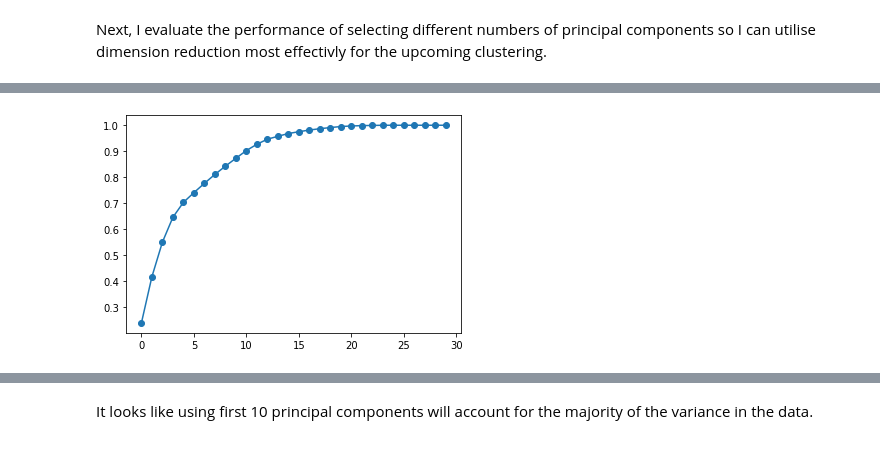
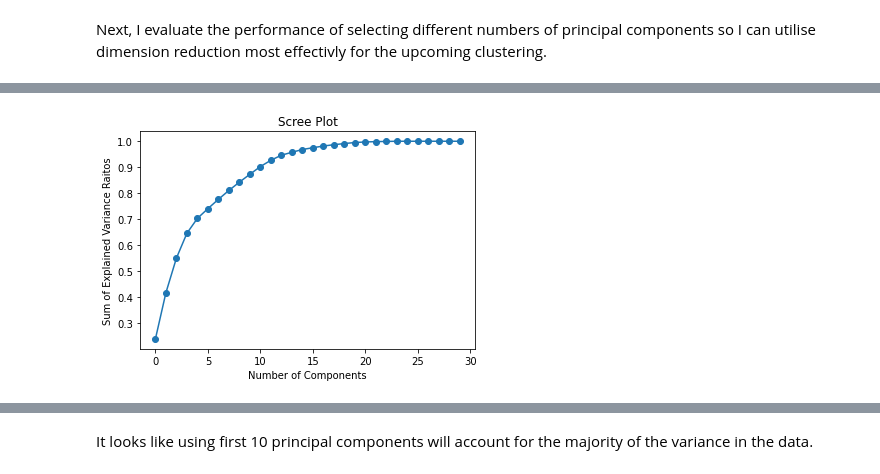
Before and after one commit to SLoganQ/Unsupervised_Learning_NEO_Clustering_Analysis, a Jupyter notebook: NEO_Cluster_Analysis.ipynb, the cells around one changed output, grey strips where cells are left out. Saved outputs shown, nothing was run; the diff lists cells and outputs as text; code cells hidden in the pictures.

```diff
--- a/NEO_Cluster_Analysis.ipynb
+++ b/NEO_Cluster_Analysis.ipynb
@@ -311,9 +311,12 @@ plt.show()
 [interactive output not drawn]
 # %%
 plt.plot(np.cumsum(pca.explained_variance_ratio_), "-o")
+plt.title("Scree Plot")
+plt.xlabel("Number of Components")
+plt.ylabel("Sum of Explained Variance Raitos")
 plt.show()
 # %% [output]
-[figure, old version]
+[figure, new version]
 [interactive output not drawn]
 # %% [markdown]
 It looks like using first 10 principal components will account for the majority of the variance in the data.
```
Also changed, not shown: parts of 14 cells of this notebook.
